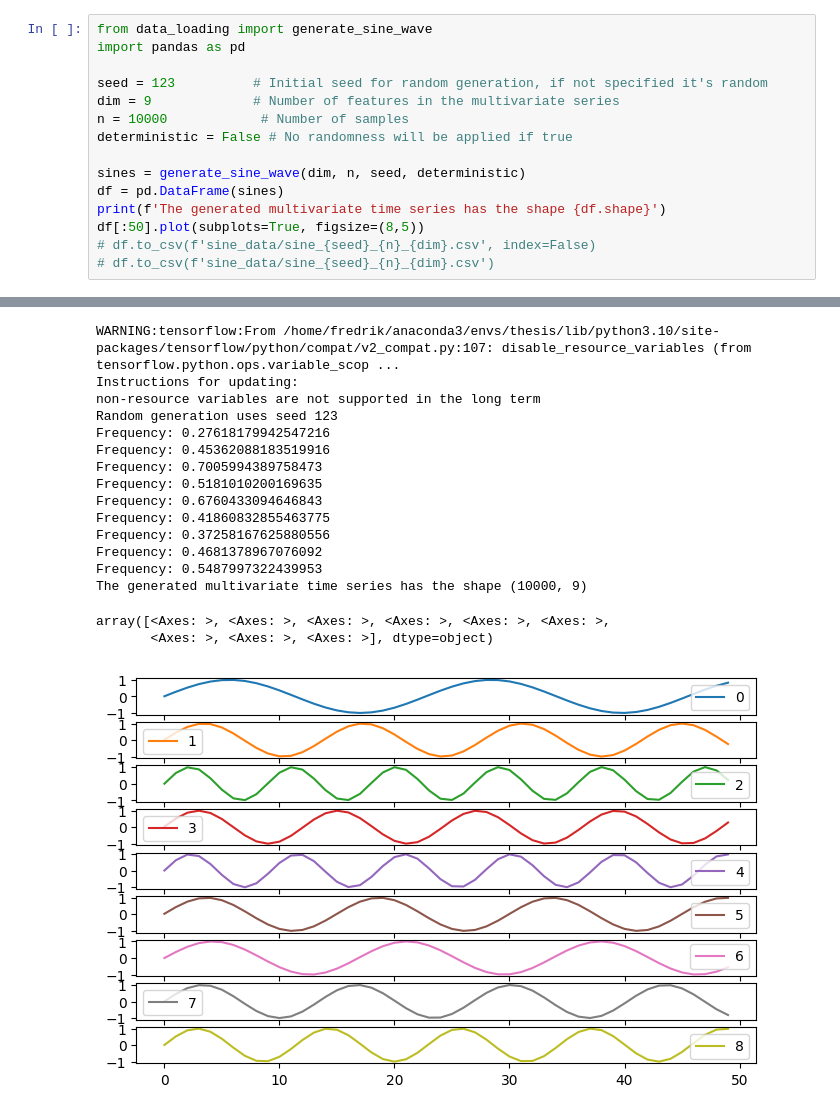
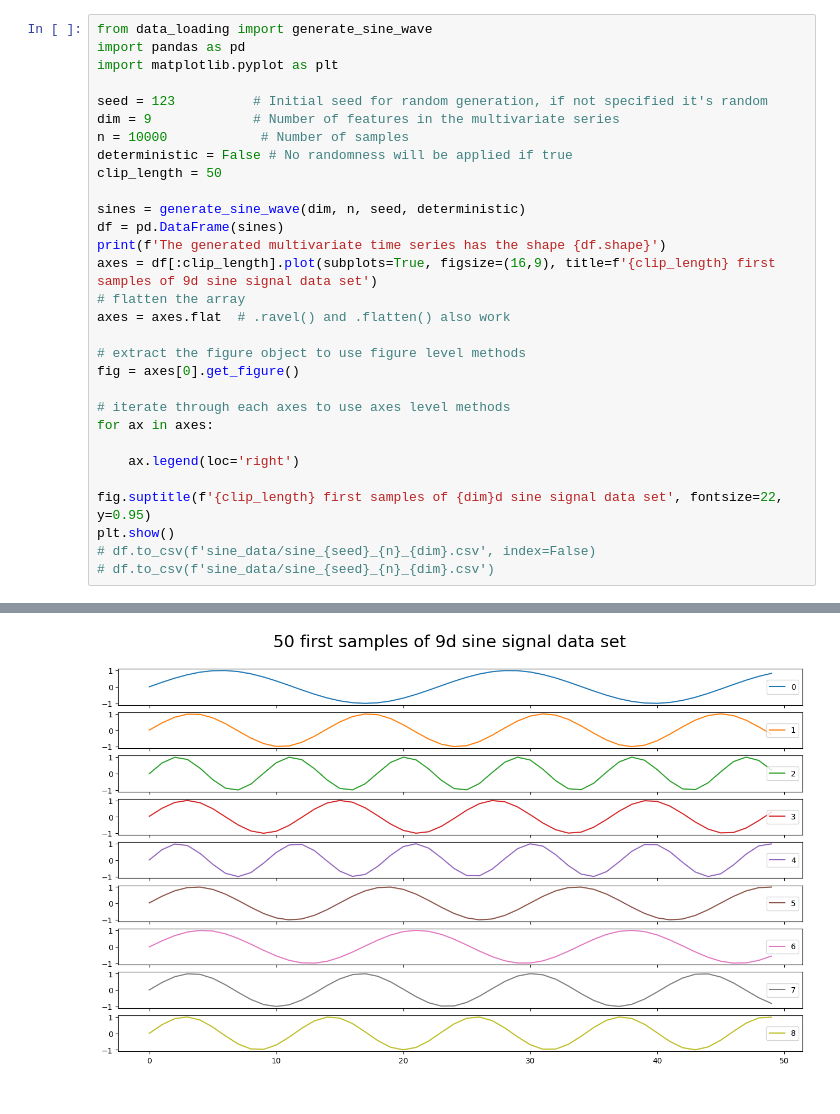
Before and after one commit to fredrikSveen/MSc_time_series_GAN, a Jupyter notebook: data_generation.ipynb, the cells around one changed output, grey strips where cells are left out. Drawn from its saved outputs; the diff is of its cells as text.

```diff
--- a/data_generation.ipynb
+++ b/data_generation.ipynb
@@ -1,16 +1,31 @@
 # %%
 from data_loading import generate_sine_wave
 import pandas as pd
+import matplotlib.pyplot as plt
 
 seed = 123          # Initial seed for random generation, if not specified it's random
 dim = 9             # Number of features in the multivariate series
 n = 10000            # Number of samples
 deterministic = False # No randomness will be applied if true
+clip_length = 50
 
 sines = generate_sine_wave(dim, n, seed, deterministic)
 df = pd.DataFrame(sines)
 print(f'The generated multivariate time series has the shape {df.shape}')
-df[:50].plot(subplots=True, figsize=(8,5))
+axes = df[:clip_length].plot(subplots=True, figsize=(16,9), title=f'{clip_length} first samples of 9d sine signal data set')
+# flatten the array
+axes = axes.flat  # .ravel() and .flatten() also work
+
+# extract the figure object to use figure level methods
+fig = axes[0].get_figure()
+
+# iterate through each axes to use axes level methods
+for ax in axes:
+
+    ax.legend(loc='right')
+
+fig.suptitle(f'{clip_length} first samples of {dim}d sine signal data set', fontsize=22, y=0.95)
+plt.show()
 # df.to_csv(f'sine_data/sine_{seed}_{n}_{dim}.csv', index=False)
 # df.to_csv(f'sine_data/sine_{seed}_{n}_{dim}.csv')
 # %% [output]
@@ -22,17 +43 @@ To enable the following instructions: AVX2 FMA, in other operations, rebuild Ten
-WARNING:tensorflow:From /home/fredrik/anaconda3/envs/thesis/lib/python3.10/site-packages/tensorflow/python/compat/v2_compat.py:107: disable_resource_variables (from tensorflow.python.ops.variable_scop ...
-Instructions for updating:
-non-resource variables are not supported in the long term
-Random generation uses seed 123
-Frequency: 0.27618179942547216
-Frequency: 0.45362088183519916
-Frequency: 0.7005994389758473
-Frequency: 0.5181010200169635
-Frequency: 0.6760433094646843
-Frequency: 0.41860832855463775
-Frequency: 0.37258167625880556
-Frequency: 0.4681378967076092
-Frequency: 0.5487997322439953
-The generated multivariate time series has the shape (10000, 9)
-array([<Axes: >, <Axes: >, <Axes: >, <Axes: >, <Axes: >, <Axes: >,
-       <Axes: >, <Axes: >, <Axes: >], dtype=object)
-[figure, old version]
+[figure, new version]
```
Also changed, not shown: parts of 1 cell of this notebook, 2 other files.
